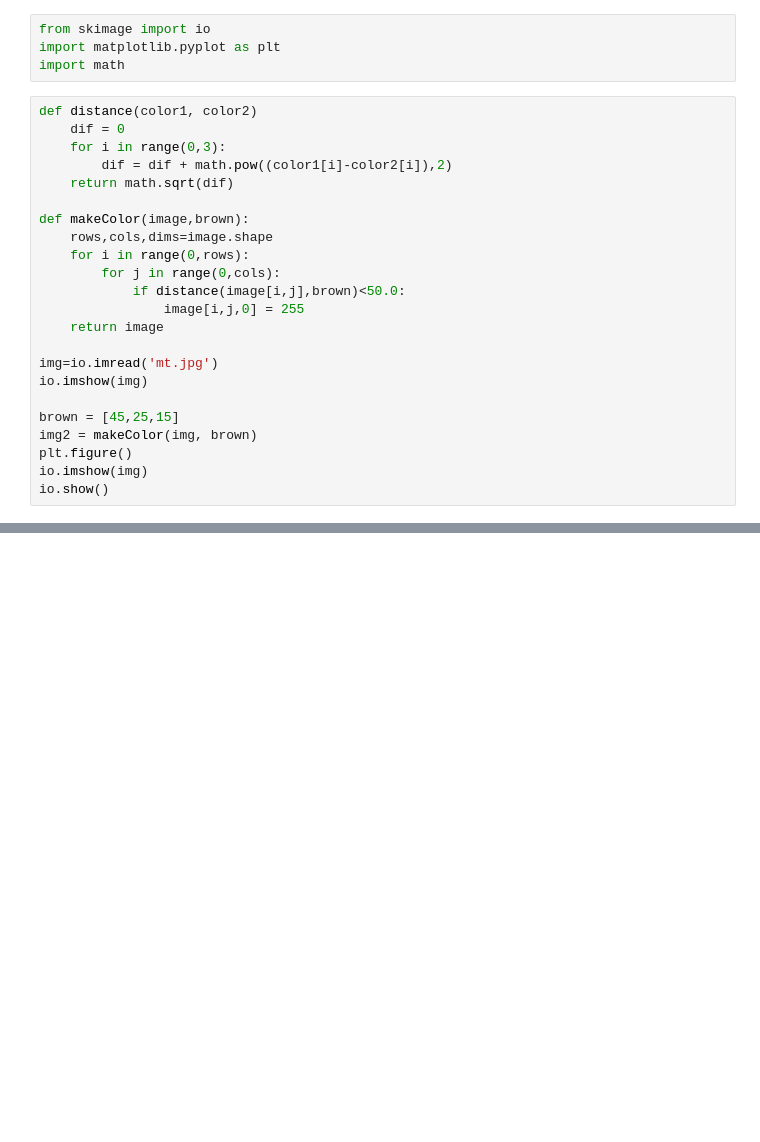
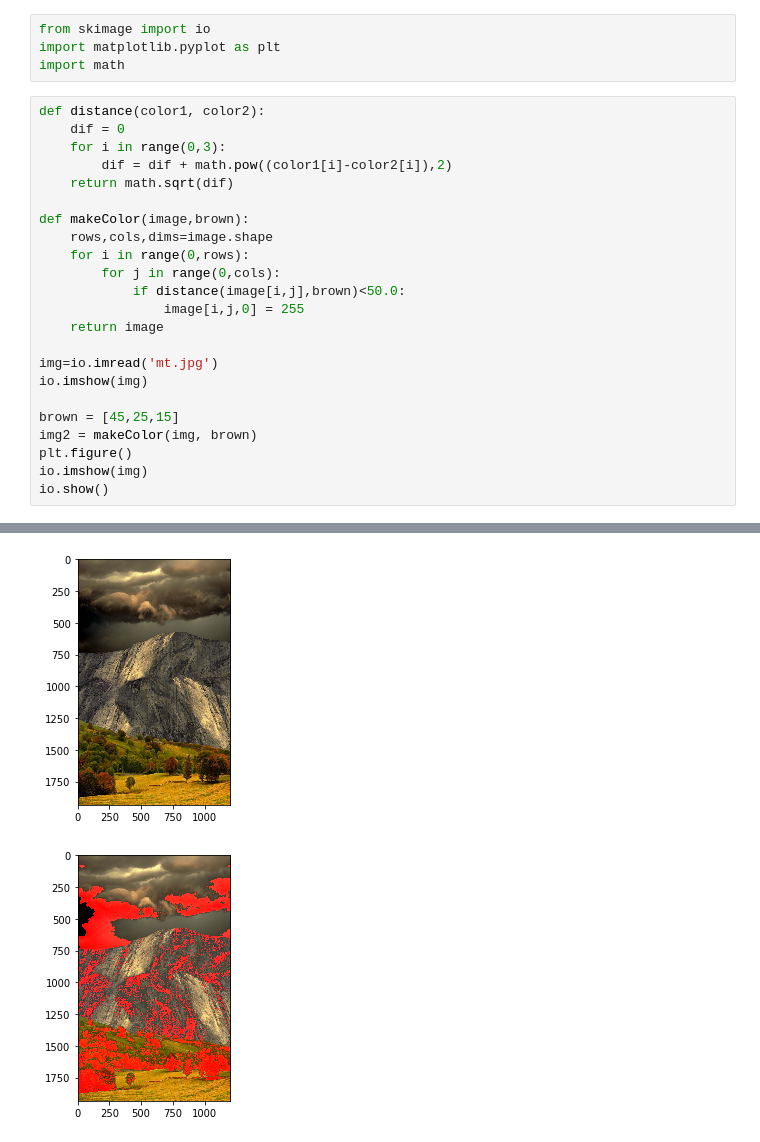
Before and after one commit to hander0928/1062multimedia_3B, a Jupyter notebook: hw_0509.ipynb, the cells around one changed output, grey strips where cells are left out. Saved outputs shown, nothing was run; the diff lists cells and outputs as text; blank space fills up the shorter version.

```diff
--- a/hw_0509.ipynb
+++ b/hw_0509.ipynb
@@ -3,7 +3,7 @@ from skimage import io
 import matplotlib.pyplot as plt
 import math
 # %%
-def distance(color1, color2)
+def distance(color1, color2):
     dif = 0
     for i in range(0,3):
         dif = dif + math.pow((color1[i]-color2[i]),2)
@@ -29,0 +29,2 @@ SyntaxError: invalid syntax (<ipython-input-3-7574c0792e71>, line 1)
+[figure, added]
+[figure, added]
```
Also changed, not shown: parts of 1 cell of this notebook.
